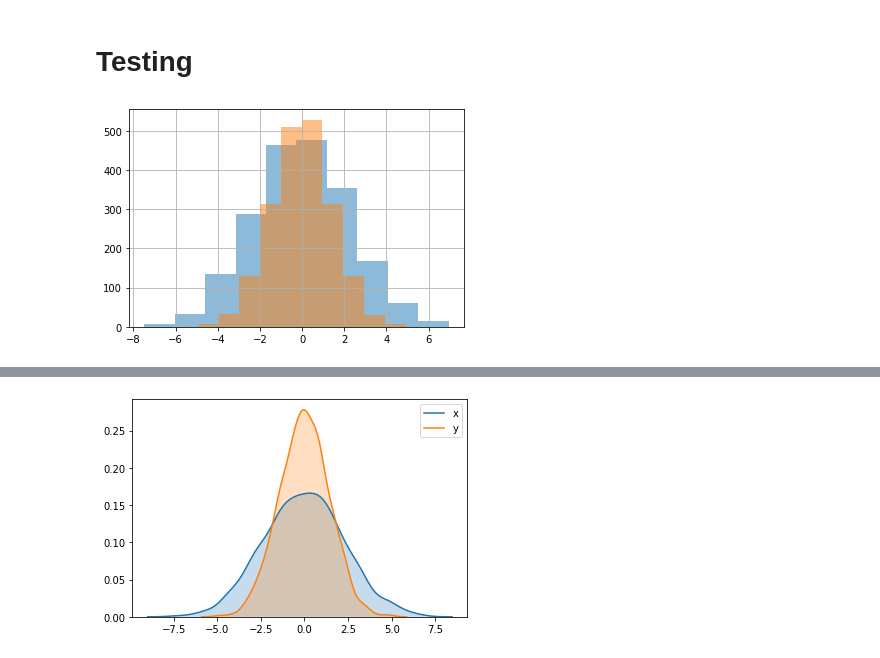
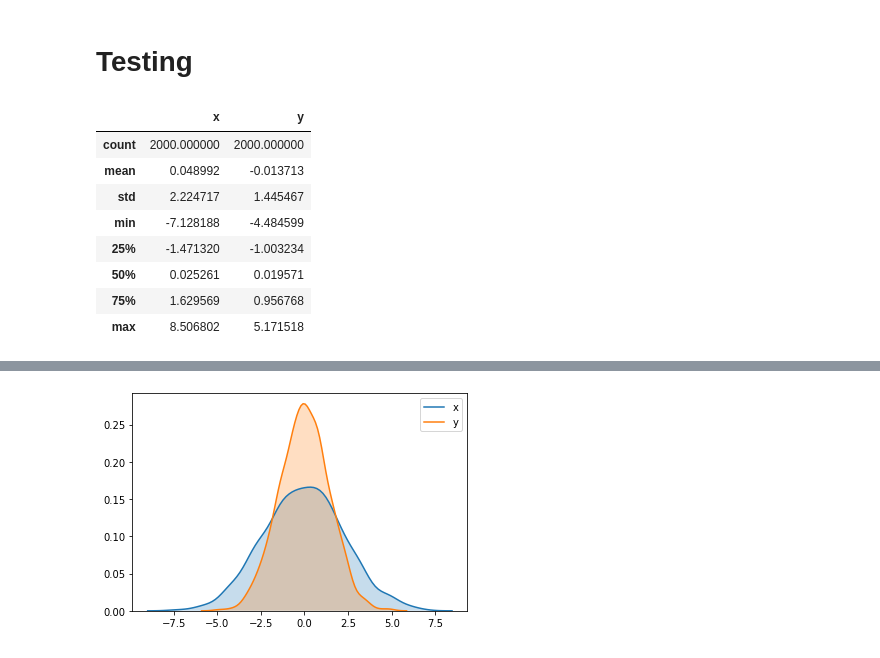
Before and after one commit to the-guild-of-calamitous-intent/ins_nav, a Jupyter notebook: docs/pandas-sns.ipynb, the cells around one changed output, grey strips where cells are left out. Cells and saved outputs as stored; diff of their text form; code cells hidden in the pictures.

```diff
--- a/docs/pandas-sns.ipynb
+++ b/docs/pandas-sns.ipynb
@@ -12,11 +12,17 @@ import numpy as np
 # %%
 # Read dataset
 # df = pd.read_csv('Pokemon.csv', index_col=0)
 data = np.random.multivariate_normal([0, 0], [[5, 2], [2, 2]], size=2000)
 data = pd.DataFrame(data, columns=['x', 'y'])
 
-for col in 'xy':
-    plt.hist(data[col], alpha=0.5)
-plt.grid(True)
+data.describe()
 # %% [output]
-[figure, removed]
+|  | x | y |
+| count | 2000.000000 | 2000.000000 |
+| mean | 0.048992 | -0.013713 |
+| std | 2.224717 | 1.445467 |
+| min | -7.128188 | -4.484599 |
+| 25% | -1.471320 | -1.003234 |
+| 50% | 0.025261 | 0.019571 |
+| 75% | 1.629569 | 0.956768 |
+| max | 8.506802 | 5.171518 |
```
Also changed, not shown: parts of 4 cells of this notebook, 3 other files.
